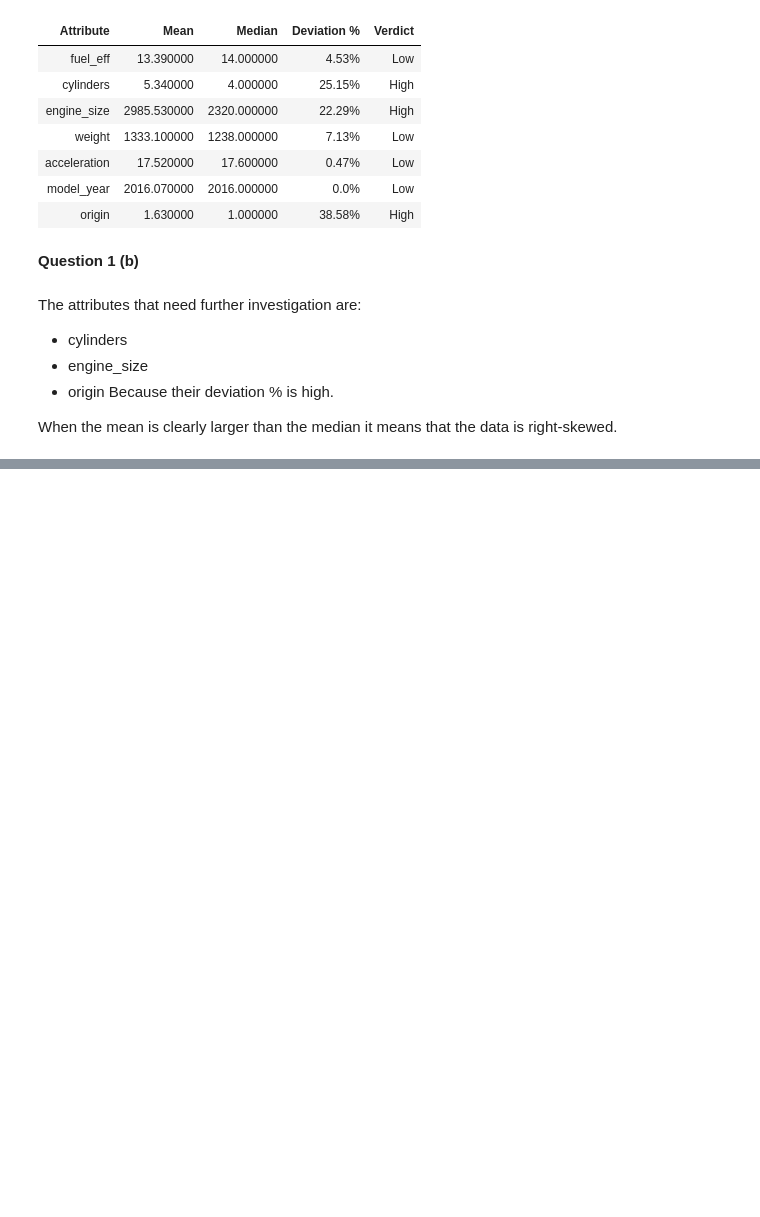
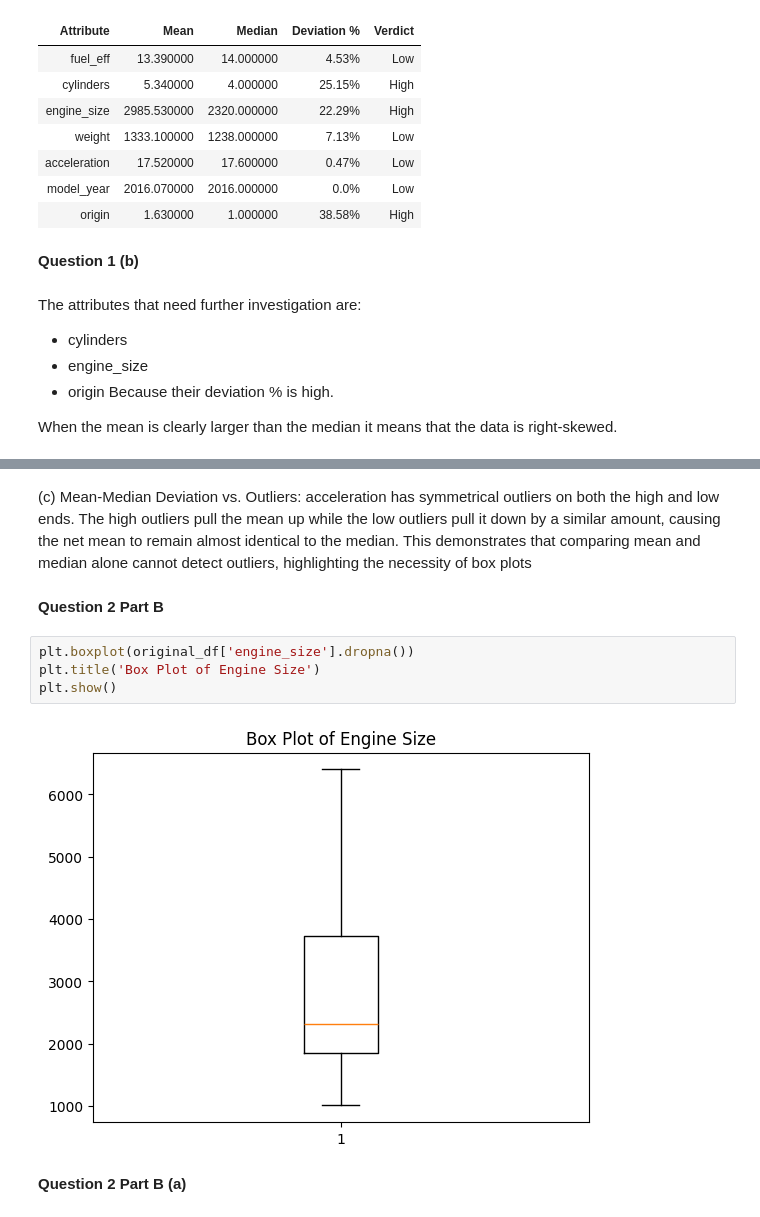
Before and after one commit to dinahabibb/assignment1_LearningFromData, a Jupyter notebook: assignment1.ipynb, the cells around one changed output, grey strips where cells are left out. Drawn from its saved outputs; the diff is of its cells as text; blank space fills up the shorter version.

```diff
--- a/assignment1.ipynb
+++ b/assignment1.ipynb
@@ -86,0 +208,12 @@ When the mean is clearly larger than the median it means that the data is right-
+# %% [markdown]
+(c) Mean-Median Deviation vs. Outliers: acceleration has symmetrical outliers on both the high and low ends. The high outliers pull the mean up while the low outliers pull it down by a similar amount, causing the net mean to remain almost identical to the median. This demonstrates that comparing mean and median alone cannot detect outliers, highlighting the necessity of box plots
+# %% [markdown]
+**Question 2 Part B**
+# %%
+plt.boxplot(original_df['engine_size'].dropna())
+plt.title('Box Plot of Engine Size')
+plt.show()
+# %% [output]
+[figure, added]
+# %% [markdown]
+**Question 2 Part B (a)**
```
Also changed, not shown: parts of 27 cells of this notebook.
